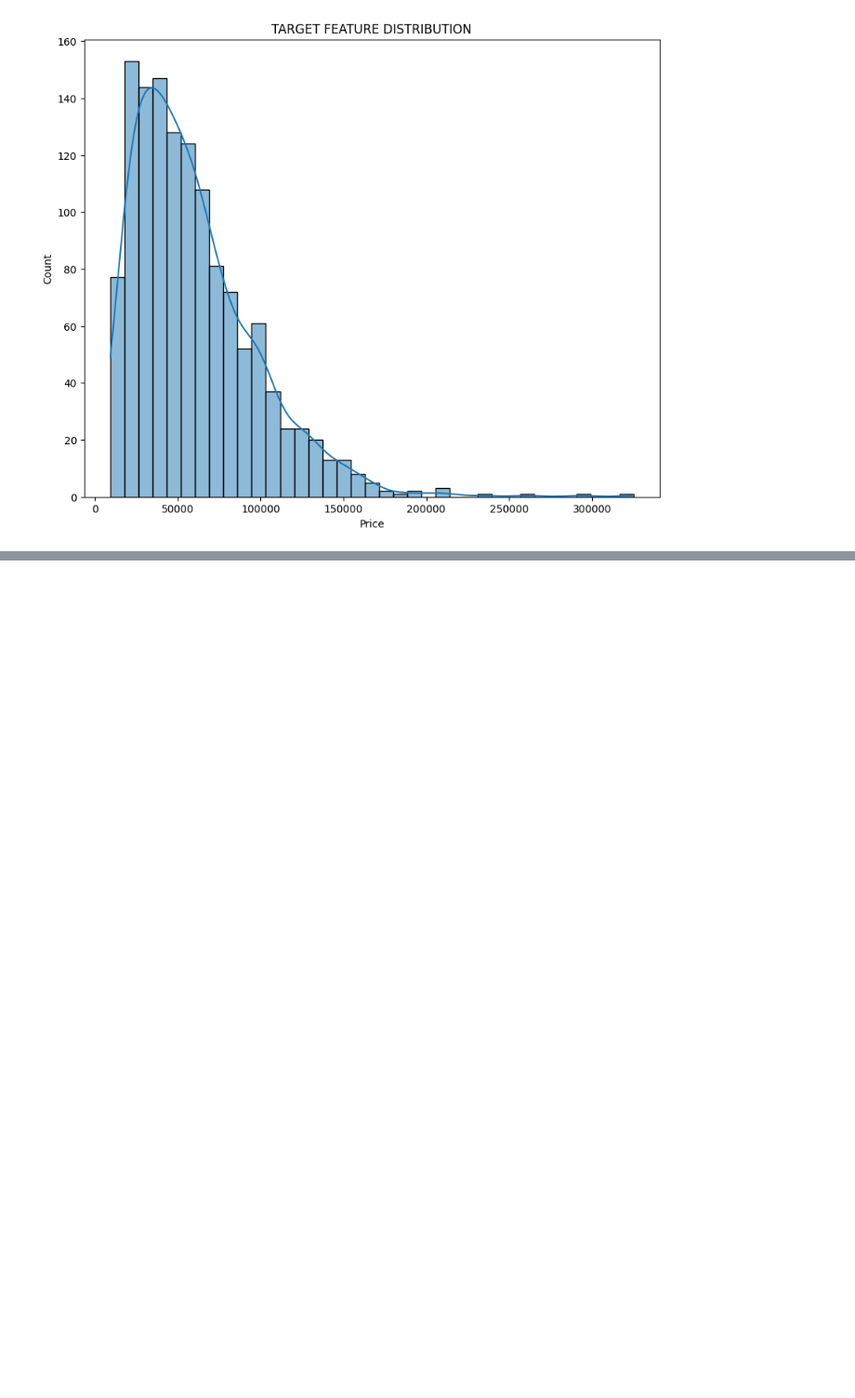
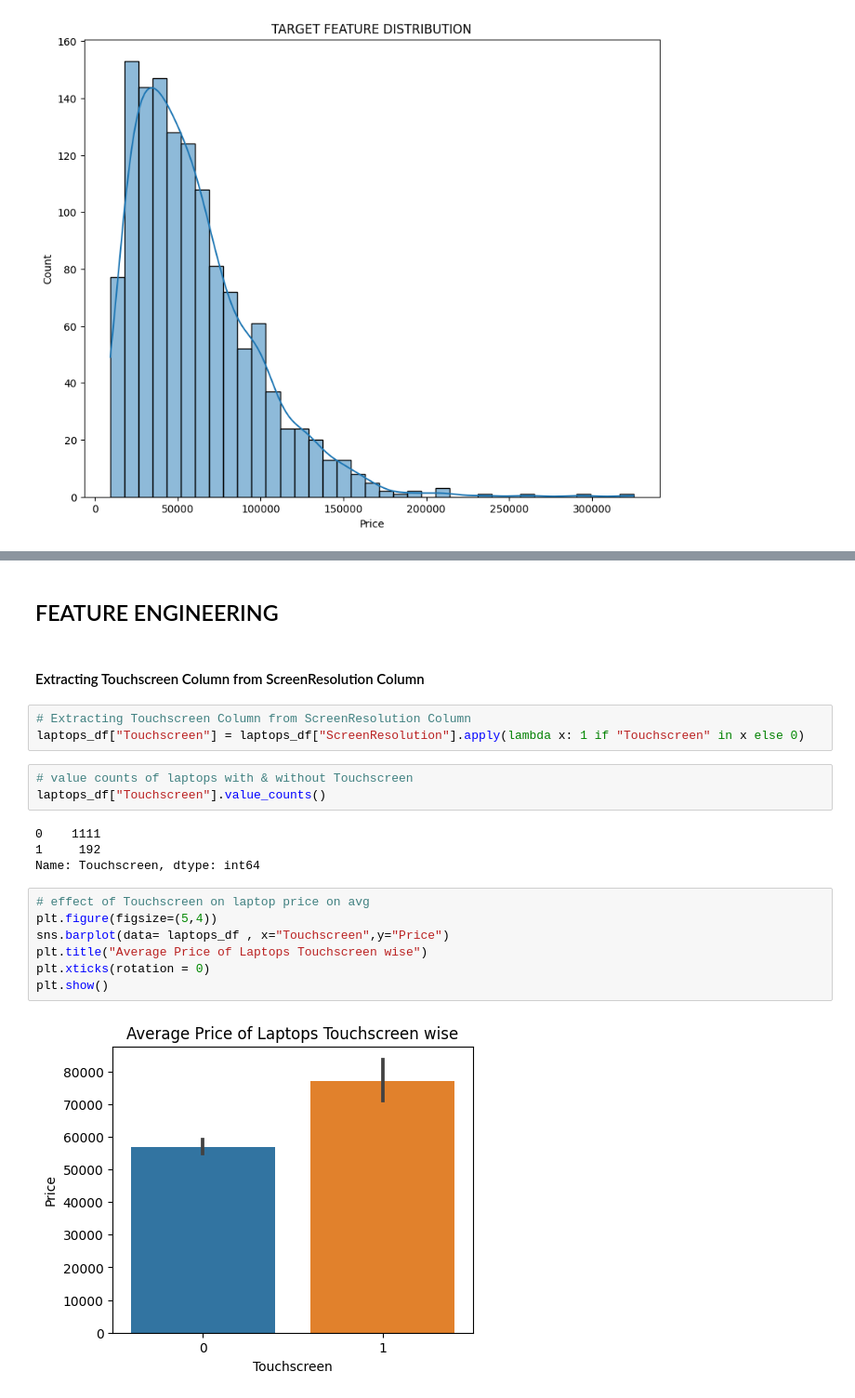
Before and after one commit to subratamondal1/LAPTOP-PRICE-PREDICTOR, a Jupyter notebook: LAPTOP PRICE PREDICTOR.ipynb, the cells around one changed output, grey strips where cells are left out. Shown at 93% size. Saved outputs shown, nothing was run; the diff lists cells and outputs as text; blank space fills up the shorter version.

```diff
--- a/LAPTOP PRICE PREDICTOR.ipynb
+++ b/LAPTOP PRICE PREDICTOR.ipynb
@@ -220,0 +338,23 @@ plt.show()
+# %% [markdown]
+## FEATURE ENGINEERING
+# %% [markdown]
+#### Extracting Touchscreen Column from ScreenResolution Column
+# %%
+# Extracting Touchscreen Column from ScreenResolution Column
+laptops_df["Touchscreen"] = laptops_df["ScreenResolution"].apply(lambda x: 1 if "Touchscreen" in x else 0)
+# %%
+# value counts of laptops with & without Touchscreen
+laptops_df["Touchscreen"].value_counts()
+# %% [output]
+0    1111
+1     192
+Name: Touchscreen, dtype: int64
+# %%
+# effect of Touchscreen on laptop price on avg
+plt.figure(figsize=(5,4))
+sns.barplot(data= laptops_df , x="Touchscreen",y="Price")
+plt.title("Average Price of Laptops Touchscreen wise")
+plt.xticks(rotation = 0)
+plt.show()
+# %% [output]
+[figure, added]
```
Also changed, not shown: parts of 115 cells of this notebook, 1 other file.
